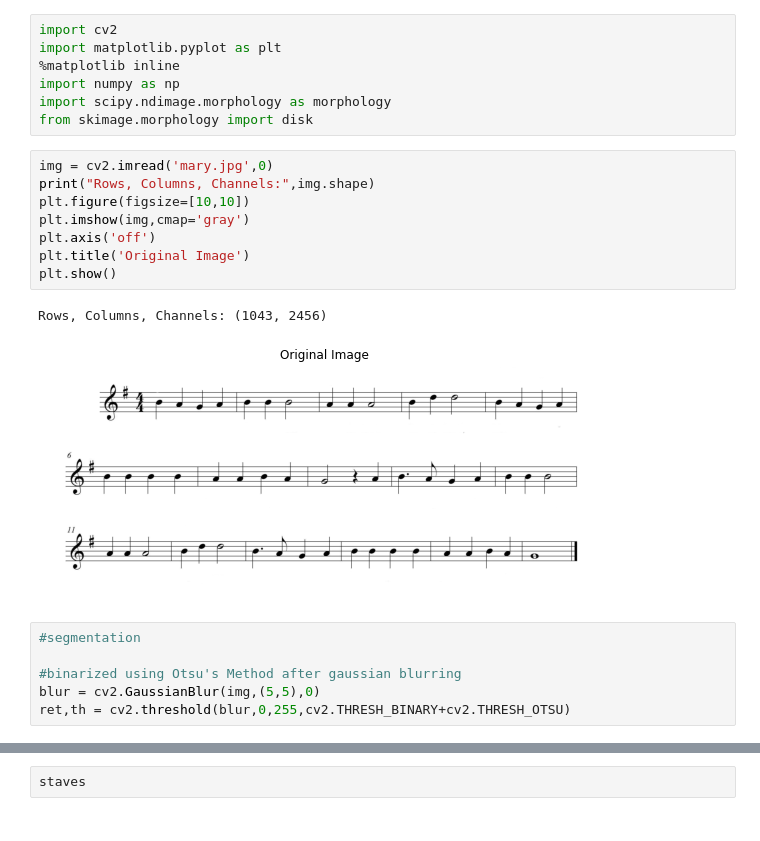
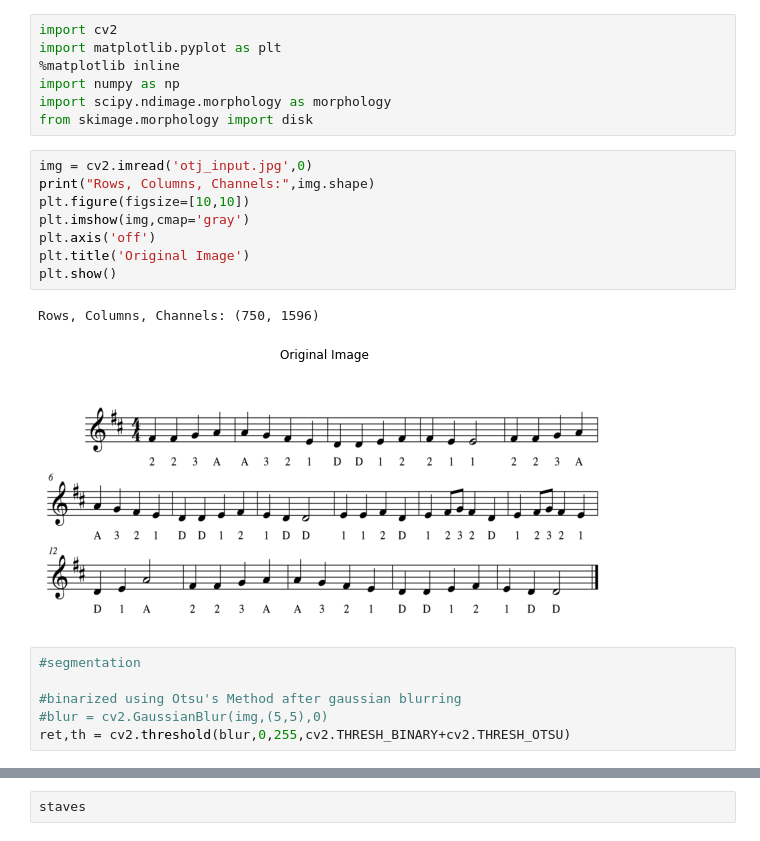
Before and after one commit to Digital-Image-Processing-IIITH/project-four-avengers, a Jupyter notebook: SheetMusicReader_Segmentation.ipynb, the cells around one changed output, grey strips where cells are left out. Drawn from its saved outputs; the diff is of its cells as text.

```diff
--- a/SheetMusicReader_Segmentation.ipynb
+++ b/SheetMusicReader_Segmentation.ipynb
@@ -6,21 +6,21 @@ import numpy as np
 import scipy.ndimage.morphology as morphology
 from skimage.morphology import disk
 # %%
-img = cv2.imread('mary.jpg',0)
+img = cv2.imread('otj_input.jpg',0)
 print("Rows, Columns, Channels:",img.shape)
 plt.figure(figsize=[10,10])
 plt.imshow(img,cmap='gray')
 plt.axis('off')
 plt.title('Original Image')
 plt.show()
 # %% [output]
-Rows, Columns, Channels: (1043, 2456)
+Rows, Columns, Channels: (750, 1596)
-[figure, old version]
+[figure, new version]
 # %%
 #segmentation
 
 #binarized using Otsu's Method after gaussian blurring
-blur = cv2.GaussianBlur(img,(5,5),0)
+#blur = cv2.GaussianBlur(img,(5,5),0)
 ret,th = cv2.threshold(blur,0,255,cv2.THRESH_BINARY+cv2.THRESH_OTSU)
 # %%
 plt.figure(figsize=[10,10])
```
Also changed, not shown: parts of 8 cells of this notebook, 1 other file.
